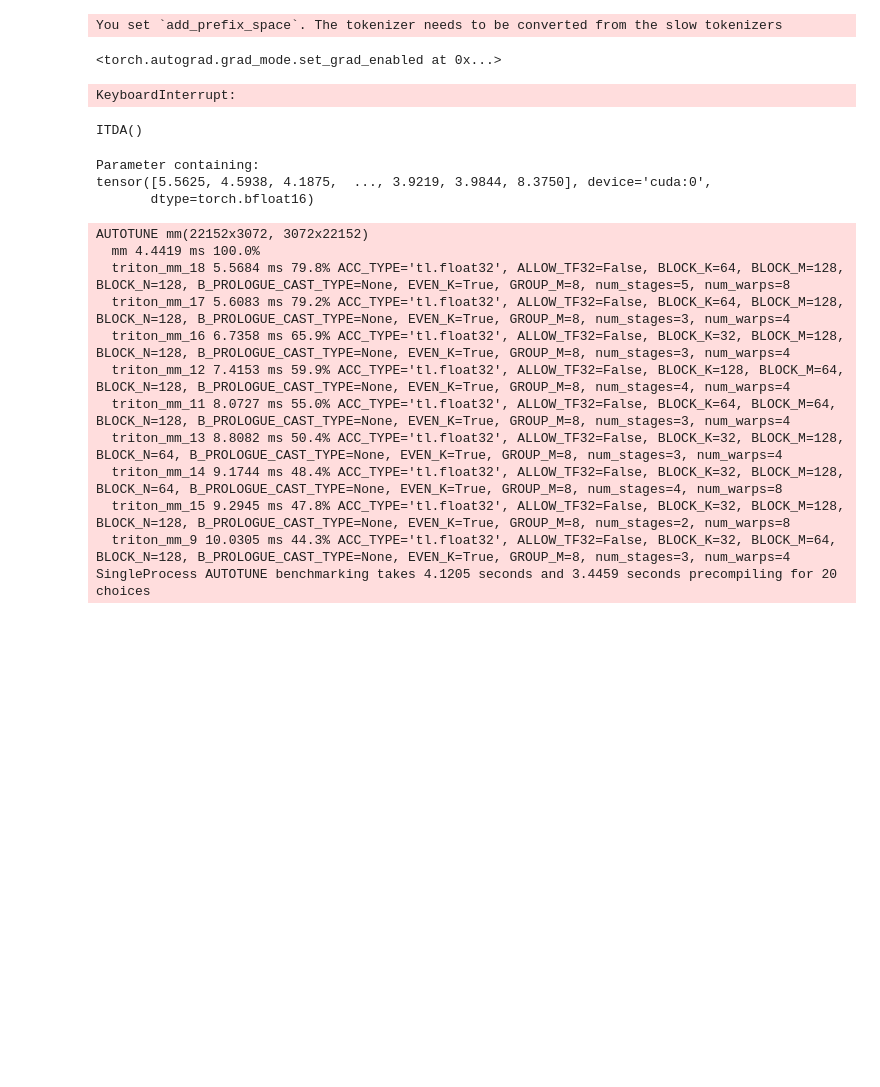
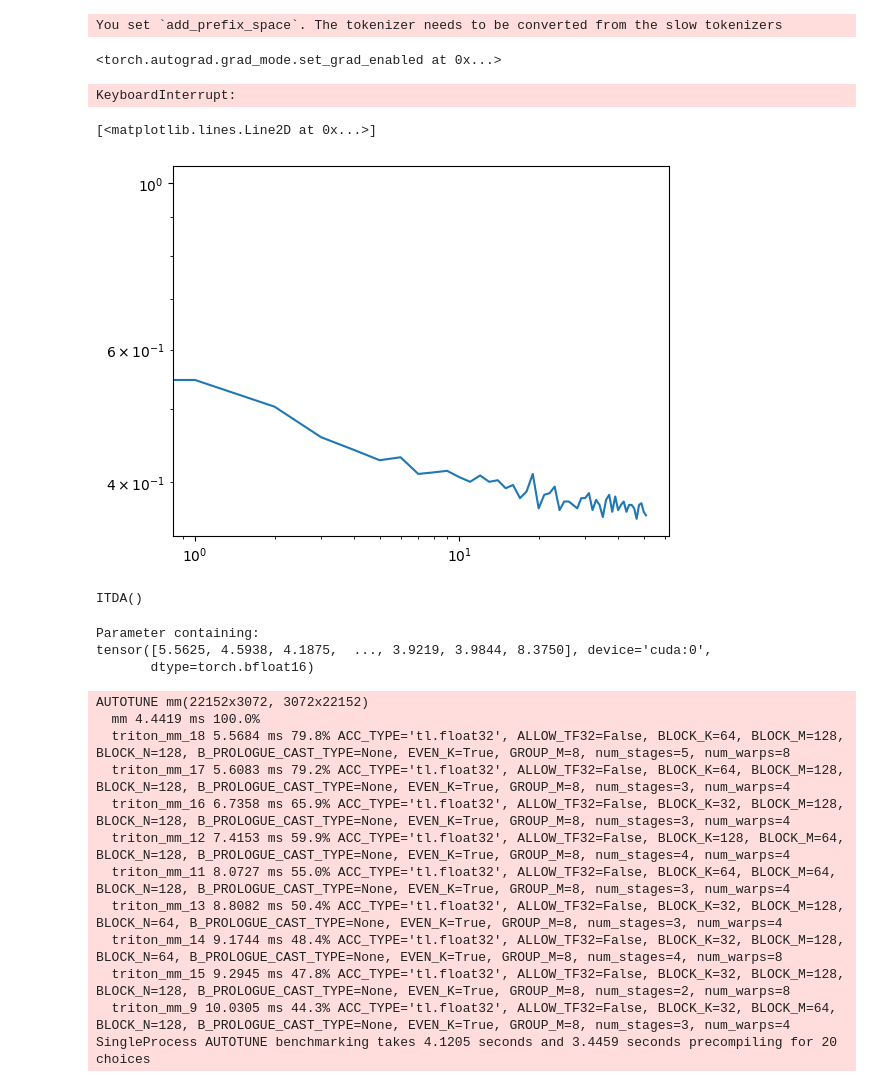
Before and after one commit to kisate/flux-saes-gpu, a Jupyter notebook: main.ipynb, the cells around one changed output. Drawn from its saved outputs; the diff is of its cells as text; code cells hidden in the pictures; blank space fills up the shorter version.

```diff
--- a/main.ipynb
+++ b/main.ipynb
@@ -62,11 +62,11 @@ height = 256
 d_model = 3072
 itda_config = ITDAConfig(
     d_model=d_model,
-    target_l0=64,
-    loss_threshold=0.6,
-    add_error=True,
+    target_l0=32,
+    loss_threshold=0.5,
+    add_error=False,
     fvu_loss=True,
-    subtract_mean=False,
+    subtract_mean=True,
 )
 normalize = True
 device = torch.device("cuda:0")
@@ -151,5 +151,12 @@ for i, prompts in enumerate(chunked((bar := tqdm(prompts_iterator)), batch_size)
         #     print("Pruning at step", i, "complete. Pruned", (~mask).sum().item(), "vectors.")
 # %% [output]
 KeyboardInterrupt:
+# %%
+import matplotlib.pyplot as plt
+
+plt.loglog(losses)
+# %% [output]
+[<matplotlib.lines.Line2D at 0x...>]
+[figure, added]
 # %%
 itda.std_x.data = stds
```
Also changed, not shown: parts of 2 cells of this notebook, 9 other files.
